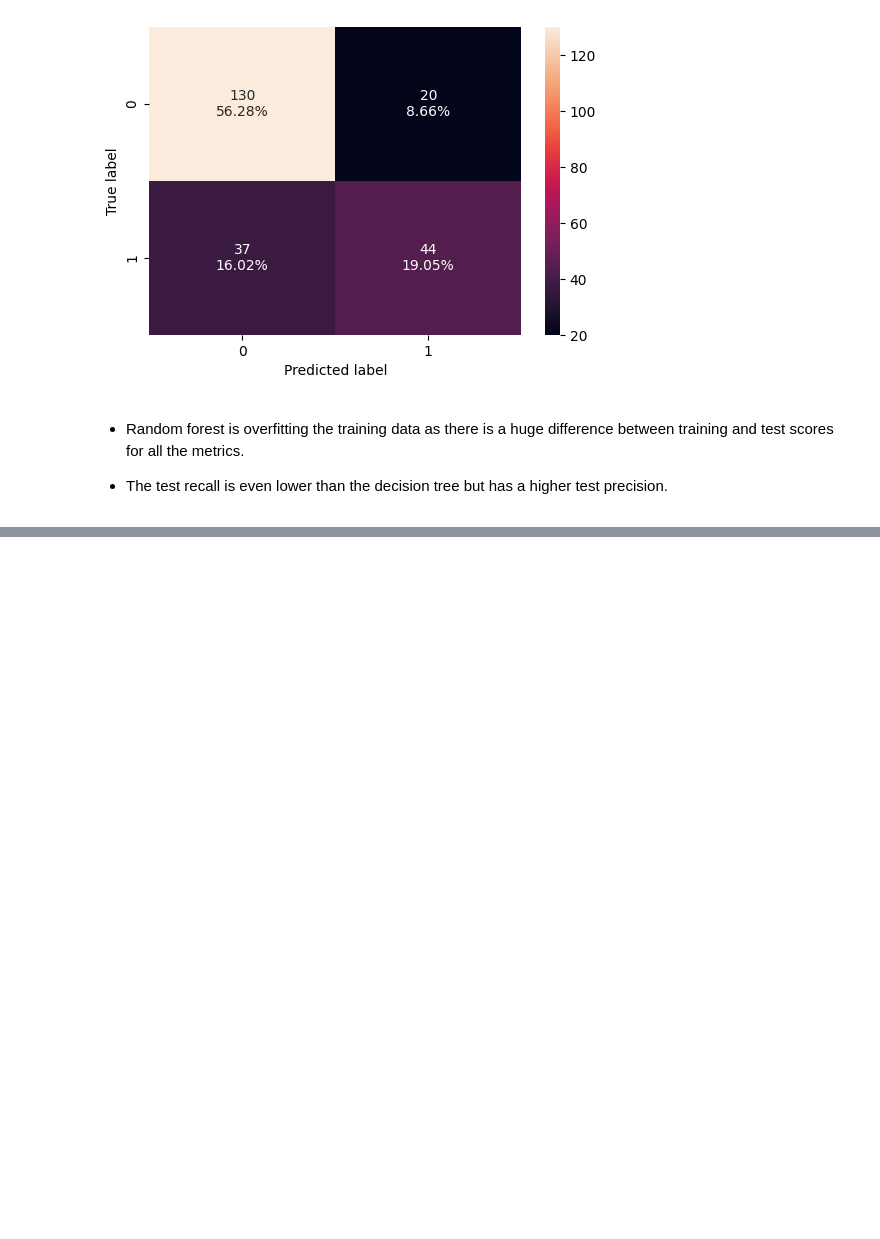
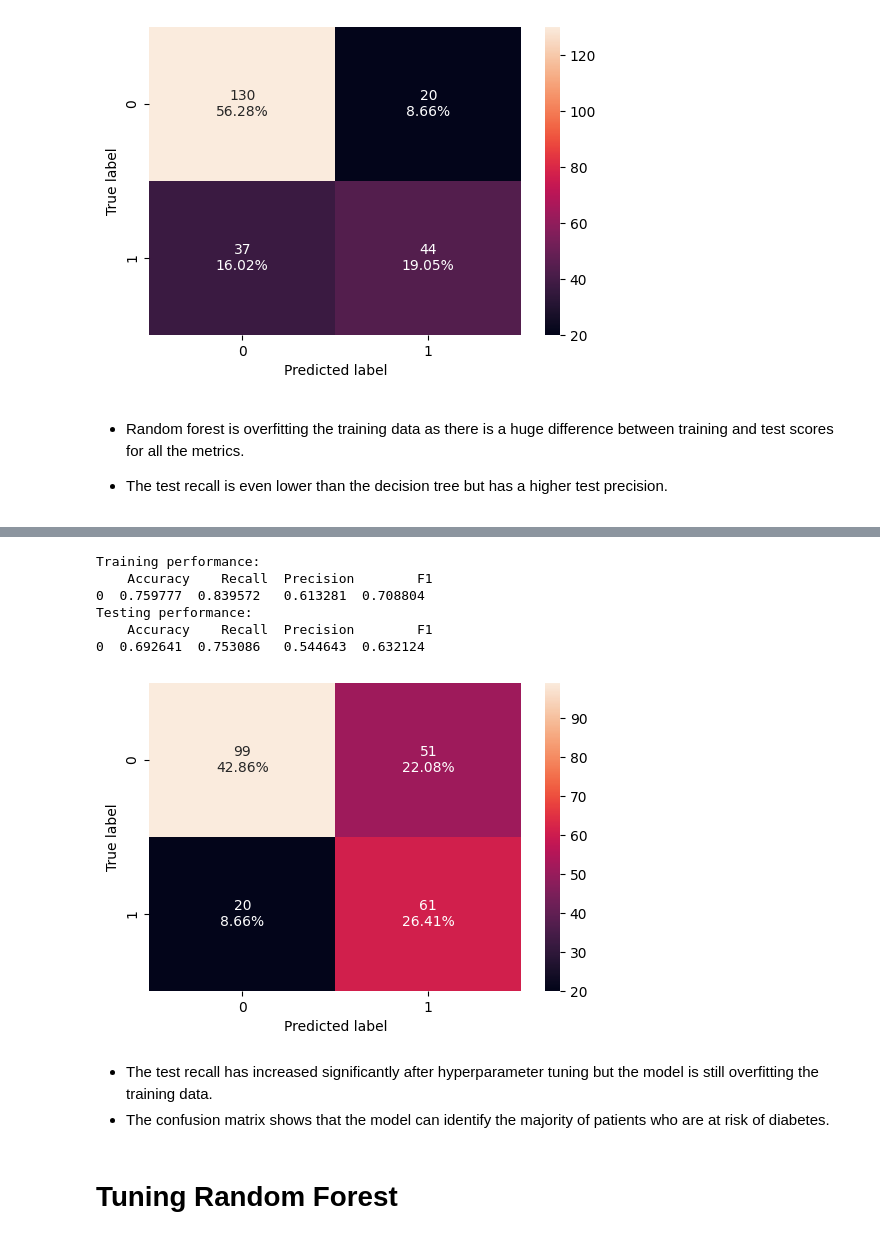
Before and after one commit to HunterKane/University-of-Texas-AI-ML-Projects-, a Jupyter notebook: Project 6 - Diabetes Risk Prediction/Diabetes Risk Prediction.ipynb, the cells around one changed output, grey strips where cells are left out. Cells and saved outputs as stored; diff of their text form; code cells hidden in the pictures; blank space fills up the shorter version.

```diff
--- a/Project 6 - Diabetes Risk Prediction/Diabetes Risk Prediction.ipynb
+++ b/Project 6 - Diabetes Risk Prediction/Diabetes Risk Prediction.ipynb
@@ -687,0 +752,21 @@ Testing performance:
+# %%
+#Calculating different metrics
+dtree_estimator_model_train_perf=model_performance_classification_sklearn(dtree_estimator,X_train,y_train)
+print("Training performance:\n",dtree_estimator_model_train_perf)
+dtree_estimator_model_test_perf=model_performance_classification_sklearn(dtree_estimator,X_test,y_test)
+print("Testing performance:\n",dtree_estimator_model_test_perf)
+#Creating confusion matrix
+confusion_matrix_sklearn(dtree_estimator, X_test, y_test)
+# %% [output]
+Training performance:
+    Accuracy    Recall  Precision        F1
+0  0.759777  0.839572   0.613281  0.708804
+Testing performance:
+    Accuracy    Recall  Precision        F1
+0  0.692641  0.753086   0.544643  0.632124
+[figure, added]
+# %% [markdown]
+- The test recall has increased significantly after hyperparameter tuning but the model is still overfitting the training data.
+- The confusion matrix shows that the model can identify the majority of patients who are at risk of diabetes.
+# %% [markdown]
+# Tuning Random Forest
```
Also changed, not shown: parts of 23 cells of this notebook.
